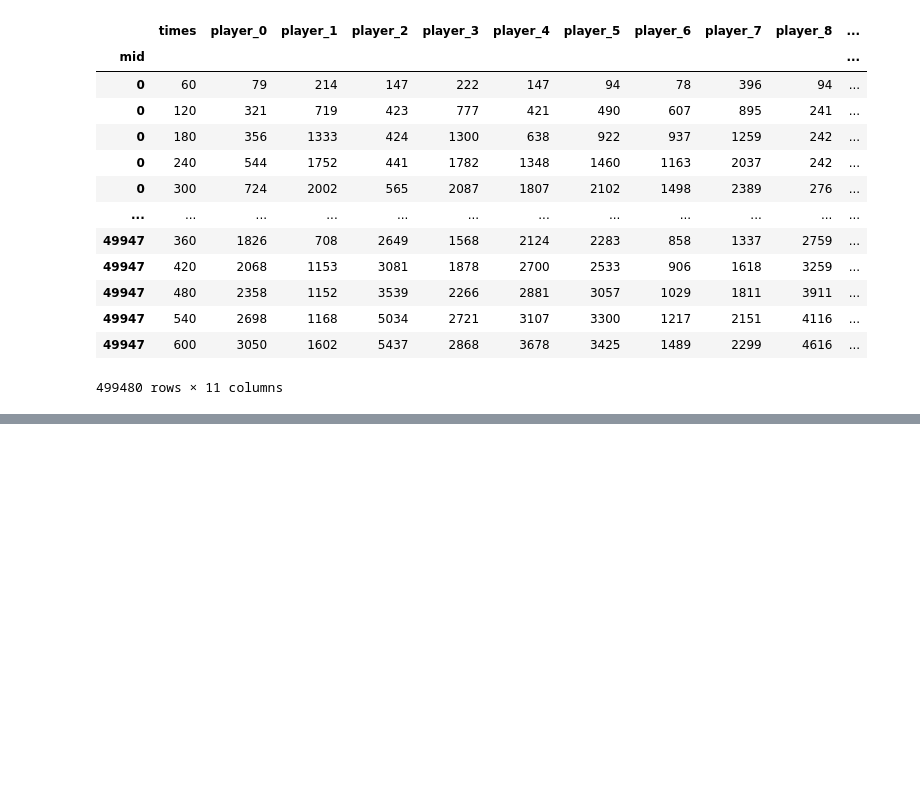
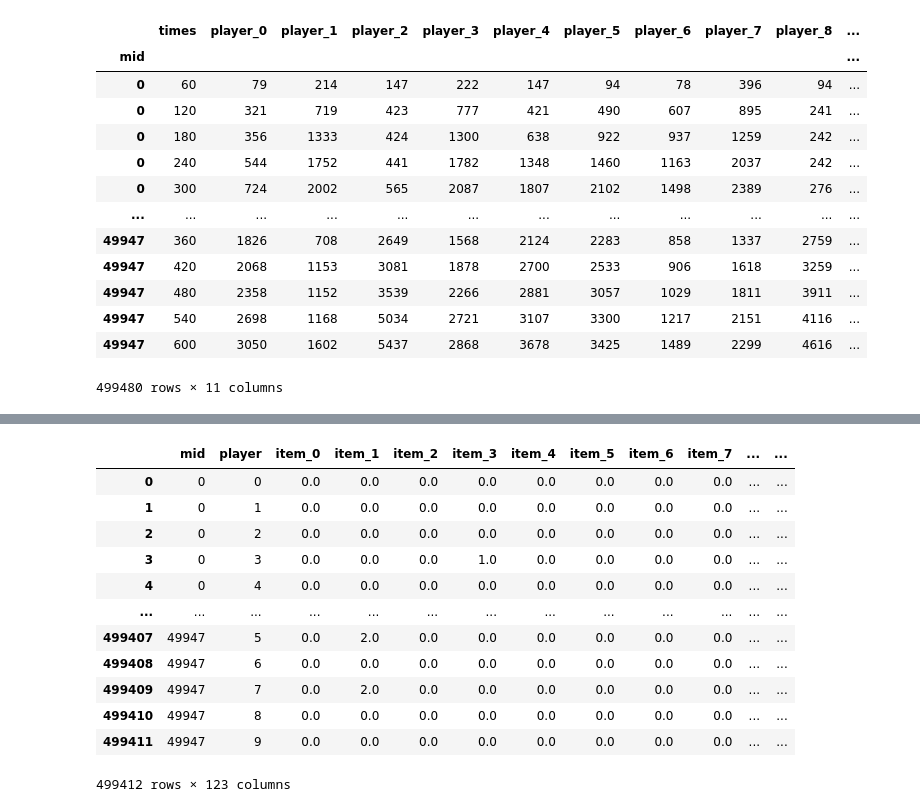
Before and after one commit to TroninDV/MLLab1, a Jupyter notebook: Untitled.ipynb, the cells around one changed output, grey strips where cells are left out. Drawn from its saved outputs; the diff is of its cells as text; code cells hidden in the pictures; blank space fills up the shorter version.

```diff
--- a/Untitled.ipynb
+++ b/Untitled.ipynb
@@ -133,0 +223,20 @@ data_with_heroes_xp.drop("times", inplace=True, axis=1)
+# %%
+items_data = pd.read_csv("items.csv", )
+# %%
+items_data.fillna(0, inplace=True)
+# %%
+items_data
+# %% [output]
+|  | mid | player | item_0 | item_1 | item_2 | item_3 | item_4 | item_5 | item_6 | item_7 | ... | ... |
+| 0 | 0 | 0 | 0.0 | 0.0 | 0.0 | 0.0 | 0.0 | 0.0 | 0.0 | 0.0 | ... | ... |
+| 1 | 0 | 1 | 0.0 | 0.0 | 0.0 | 0.0 | 0.0 | 0.0 | 0.0 | 0.0 | ... | ... |
+| 2 | 0 | 2 | 0.0 | 0.0 | 0.0 | 0.0 | 0.0 | 0.0 | 0.0 | 0.0 | ... | ... |
+| 3 | 0 | 3 | 0.0 | 0.0 | 0.0 | 1.0 | 0.0 | 0.0 | 0.0 | 0.0 | ... | ... |
+| 4 | 0 | 4 | 0.0 | 0.0 | 0.0 | 0.0 | 0.0 | 0.0 | 0.0 | 0.0 | ... | ... |
+| ... | ... | ... | ... | ... | ... | ... | ... | ... | ... | ... | ... | ... |
+| 499407 | 49947 | 5 | 0.0 | 2.0 | 0.0 | 0.0 | 0.0 | 0.0 | 0.0 | 0.0 | ... | ... |
+| 499408 | 49947 | 6 | 0.0 | 0.0 | 0.0 | 0.0 | 0.0 | 0.0 | 0.0 | 0.0 | ... | ... |
+| 499409 | 49947 | 7 | 0.0 | 2.0 | 0.0 | 0.0 | 0.0 | 0.0 | 0.0 | 0.0 | ... | ... |
+| 499410 | 49947 | 8 | 0.0 | 0.0 | 0.0 | 0.0 | 0.0 | 0.0 | 0.0 | 0.0 | ... | ... |
+| 499411 | 49947 | 9 | 0.0 | 0.0 | 0.0 | 0.0 | 0.0 | 0.0 | 0.0 | 0.0 | ... | ... |
+499412 rows × 123 columns
```
Also changed, not shown: parts of 73 cells of this notebook.
